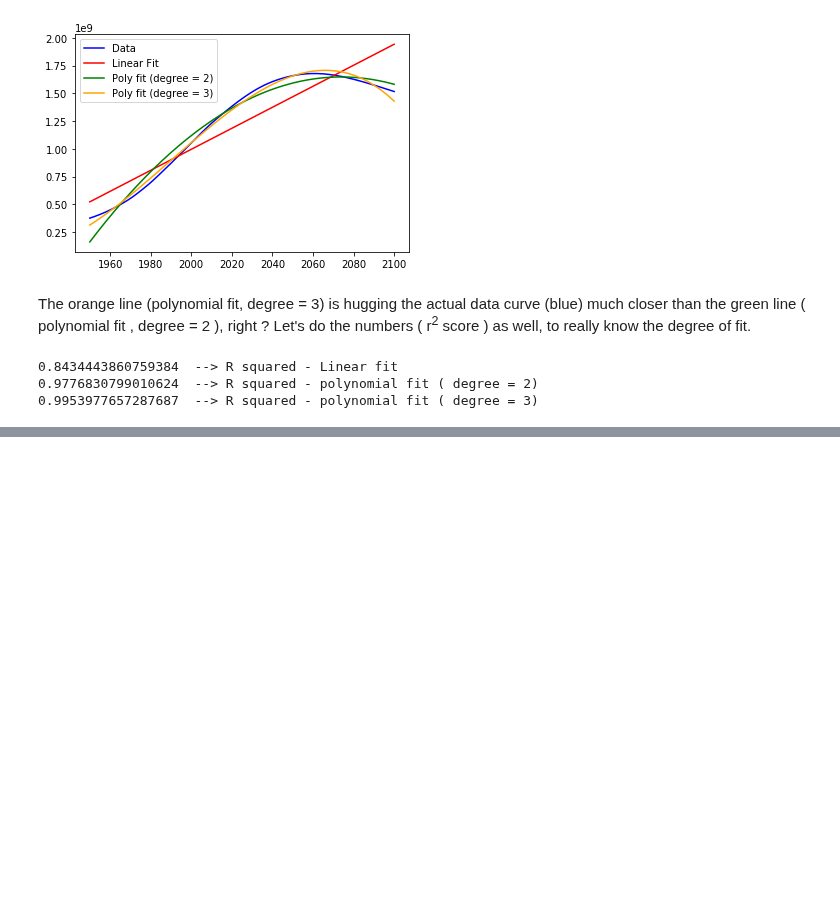
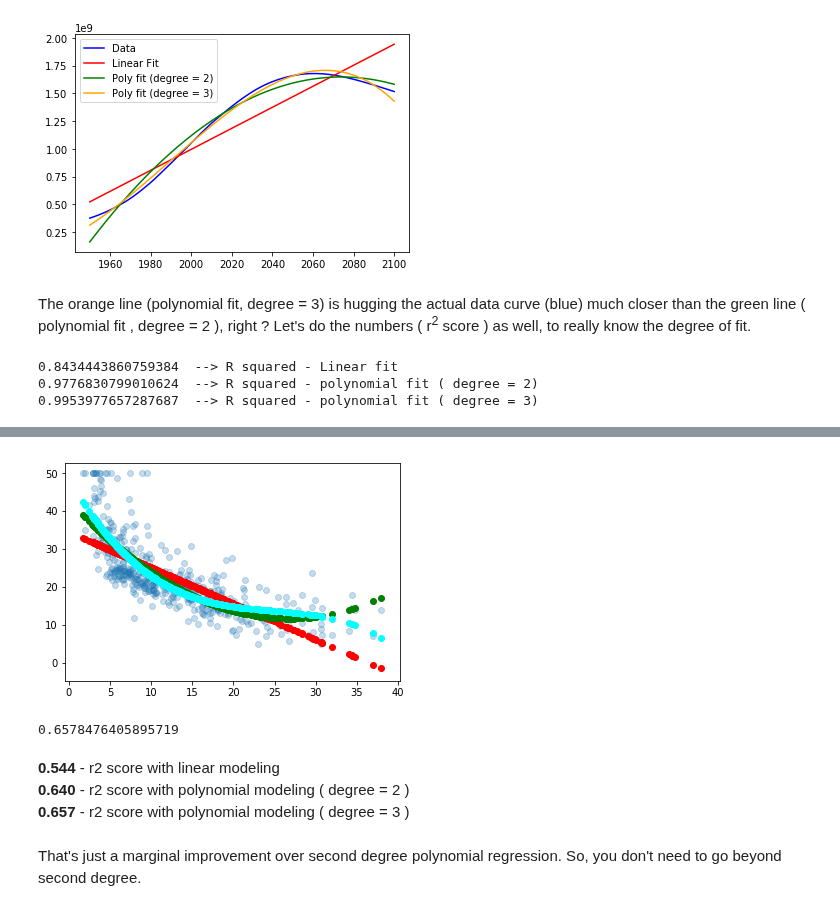
Before and after one commit to hotcode002/Machine-Learning-with-Python, a Jupyter notebook: week_2_math/day_3_regression/regression.ipynb, the cells around one changed output, grey strips where cells are left out. Saved outputs shown, nothing was run; the diff lists cells and outputs as text; code cells hidden in the pictures; blank space fills up the shorter version.

```diff
--- a/week_2_math/day_3_regression/regression.ipynb
+++ b/week_2_math/day_3_regression/regression.ipynb
@@ -1677,0 +1736,27 @@ plt.scatter(boston.data[:,12],boston.target)
+# %%
+from sklearn.preprocessing import PolynomialFeatures
+
+# Transform linear to polnomial features
+poly_3   = PolynomialFeatures(degree=3)
+poly_3_X = poly_3.fit_transform(boston.data[:,12].reshape(-1,1))
+
+model_3_poly   = LinearRegression().fit(poly_3_X,boston.target)
+# %%
+# Plot the actual data along with the fit
+plt.scatter(boston.data[:,12],boston.target,alpha=0.25)
+
+linear_fit   = plt.scatter(boston.data[:,12], model_linear.predict(boston.data[:,12].reshape(-1,1)), color = 'red')
+poly_2_fit   = plt.scatter(boston.data[:,12], model_2_poly.predict(poly_2_X), color = 'green')
+poly_3_fit   = plt.scatter(boston.data[:,12], model_3_poly.predict(poly_3_X), color = 'cyan')
+# %% [output]
+[figure, added]
+# %%
+model_3_poly.score(poly_3_X,boston.target)
+# %% [output]
+0.6578476405895719
+# %% [markdown]
+**0.544** - r2 score with linear modeling <br>
+**0.640** - r2 score with polynomial modeling ( degree = 2 ) <br>
+**0.657** - r2 score with polynomial modeling ( degree = 3 )
+# %% [markdown]
+That's just a marginal improvement over second degree polynomial regression. So, you don't need to go beyond second degree.
```
Also changed, not shown: parts of 18 cells of this notebook.
